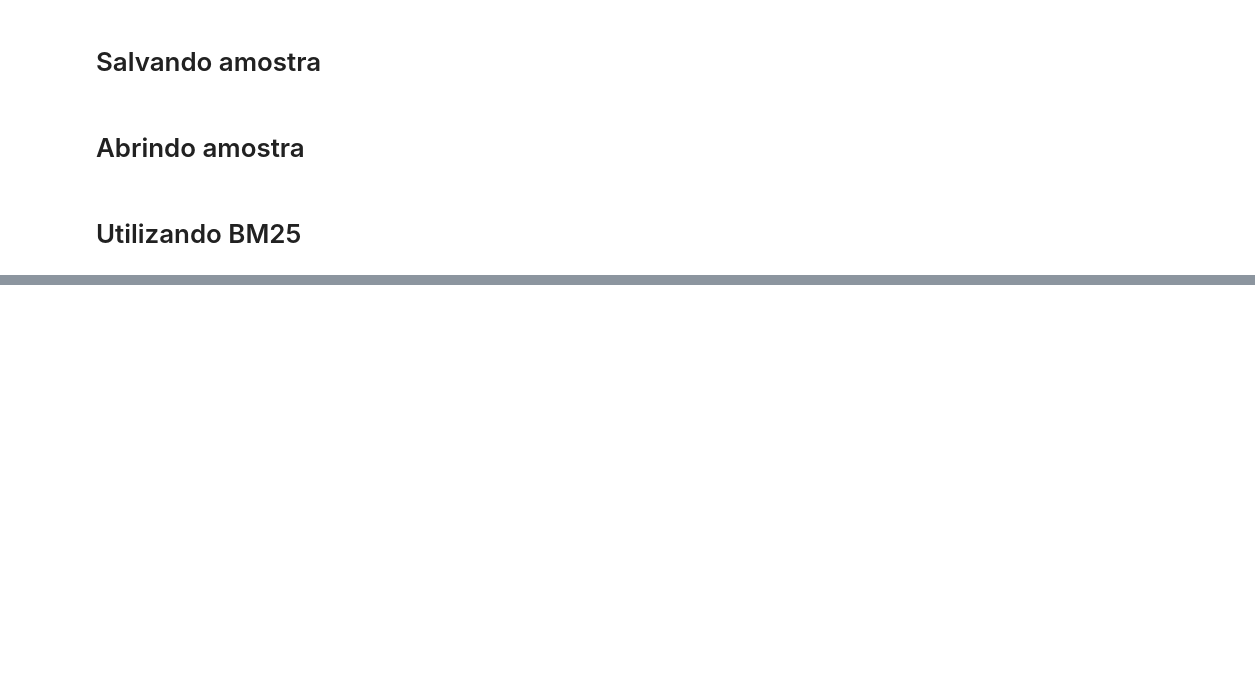
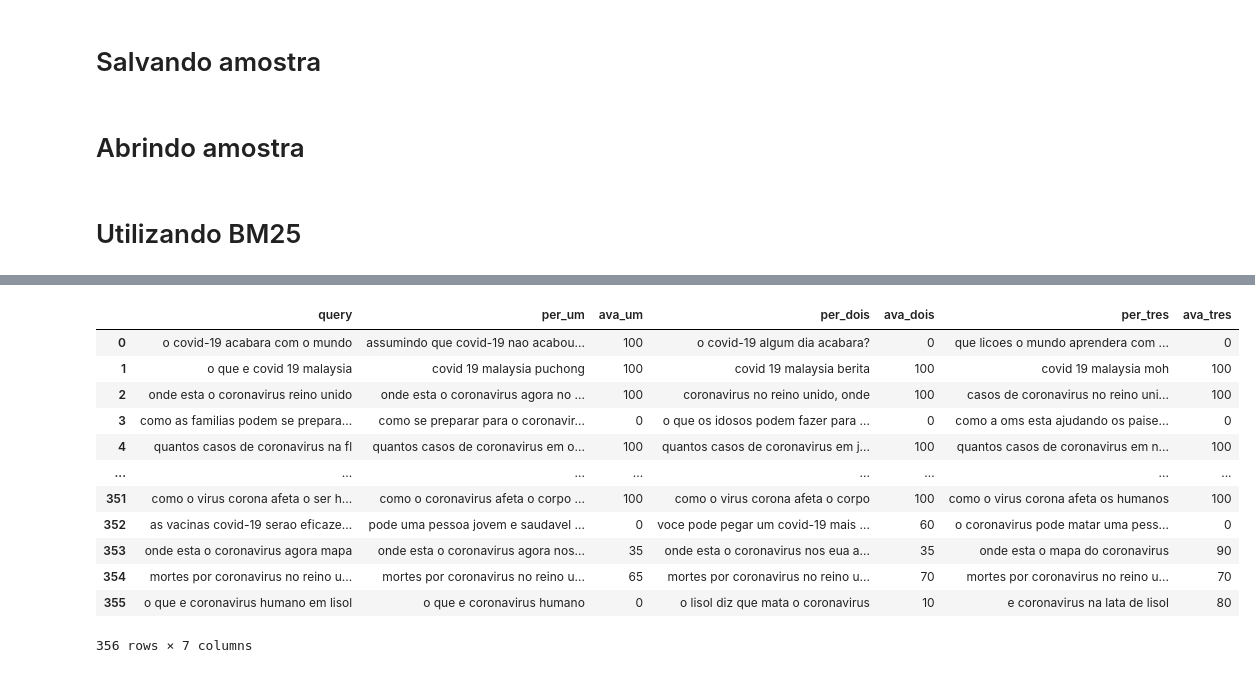
Before and after one commit to Migliorin/Covid-Project, a Jupyter notebook: Analise metricas/Projeto_Analise_Dataset.ipynb, the cells around one changed output, grey strips where cells are left out. Drawn from its saved outputs; the diff is of its cells as text; code cells hidden in the pictures; blank space fills up the shorter version.

Commit message:
Avaliacao do gabarito parcial

```diff
--- a/Analise metricas/Projeto_Analise_Dataset.ipynb
+++ b/Analise metricas/Projeto_Analise_Dataset.ipynb
@@ -124,0 +183,16 @@ Pergunta: onde posso comprar desinfetante para as maos? | Score BM25: 10.79
+# %%
+pd.read_csv('gabarito_parcial.csv')
+# %% [output]
+|  | query | per_um | ava_um | per_dois | ava_dois | per_tres | ava_tres |
+| 0 | o covid-19 acabara com o mundo | assumindo que covid-19 nao acabou... | 100 | o covid-19 algum dia acabara? | 0 | que licoes o mundo aprendera com ... | 0 |
+| 1 | o que e covid 19 malaysia | covid 19 malaysia puchong | 100 | covid 19 malaysia berita | 100 | covid 19 malaysia moh | 100 |
+| 2 | onde esta o coronavirus reino unido | onde esta o coronavirus agora no ... | 100 | coronavirus no reino unido, onde | 100 | casos de coronavirus no reino uni... | 100 |
+| 3 | como as familias podem se prepara... | como se preparar para o coronavir... | 0 | o que os idosos podem fazer para ... | 0 | como a oms esta ajudando os paise... | 0 |
+| 4 | quantos casos de coronavirus na fl | quantos casos de coronavirus em o... | 100 | quantos casos de coronavirus em j... | 100 | quantos casos de coronavirus em n... | 100 |
+| ... | ... | ... | ... | ... | ... | ... | ... |
+| 351 | como o virus corona afeta o ser h... | como o coronavirus afeta o corpo ... | 100 | como o virus corona afeta o corpo | 100 | como o virus corona afeta os humanos | 100 |
+| 352 | as vacinas covid-19 serao eficaze... | pode uma pessoa jovem e saudavel ... | 0 | voce pode pegar um covid-19 mais ... | 60 | o coronavirus pode matar uma pess... | 0 |
+| 353 | onde esta o coronavirus agora mapa | onde esta o coronavirus agora nos... | 35 | onde esta o coronavirus nos eua a... | 35 | onde esta o mapa do coronavirus | 90 |
+| 354 | mortes por coronavirus no reino u... | mortes por coronavirus no reino u... | 65 | mortes por coronavirus no reino u... | 70 | mortes por coronavirus no reino u... | 70 |
+| 355 | o que e coronavirus humano em lisol | o que e coronavirus humano | 0 | o lisol diz que mata o coronavirus | 10 | e coronavirus na lata de lisol | 80 |
+356 rows × 7 columns
```
Also changed, not shown: parts of 27 cells of this notebook, 12 other files.
